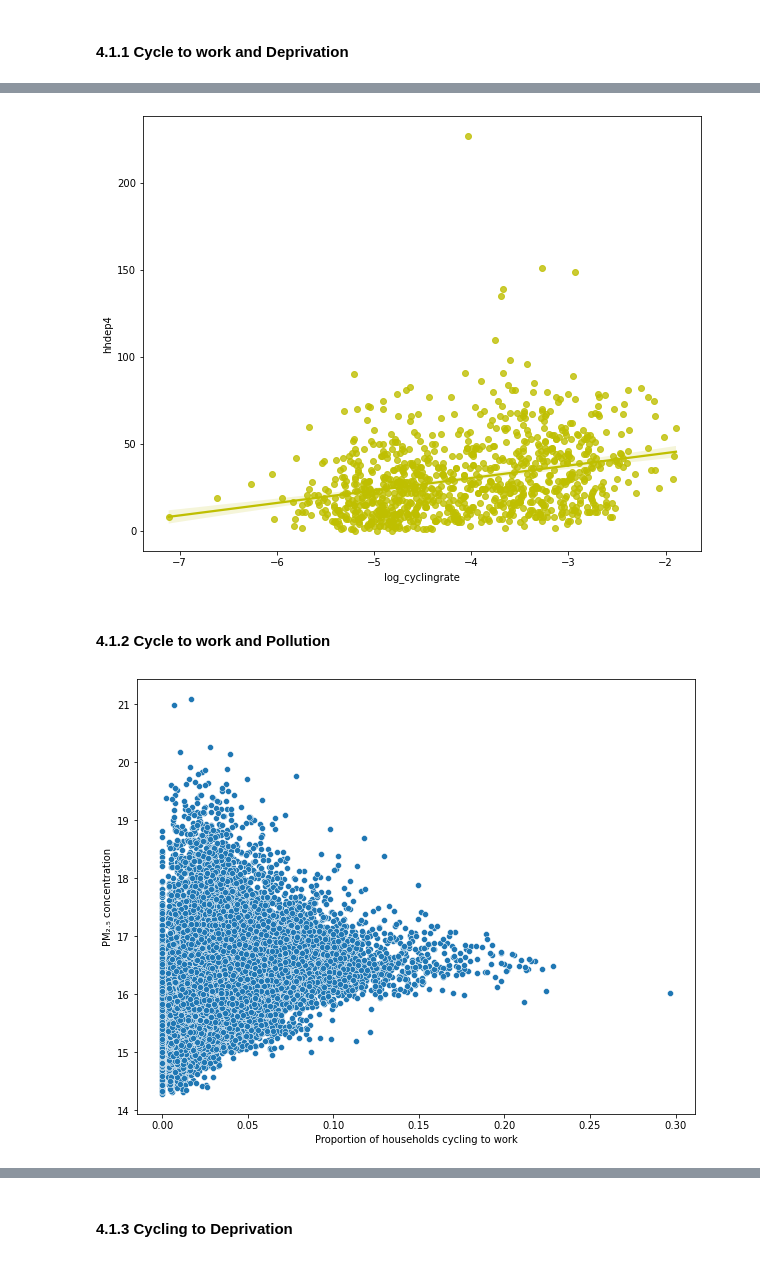
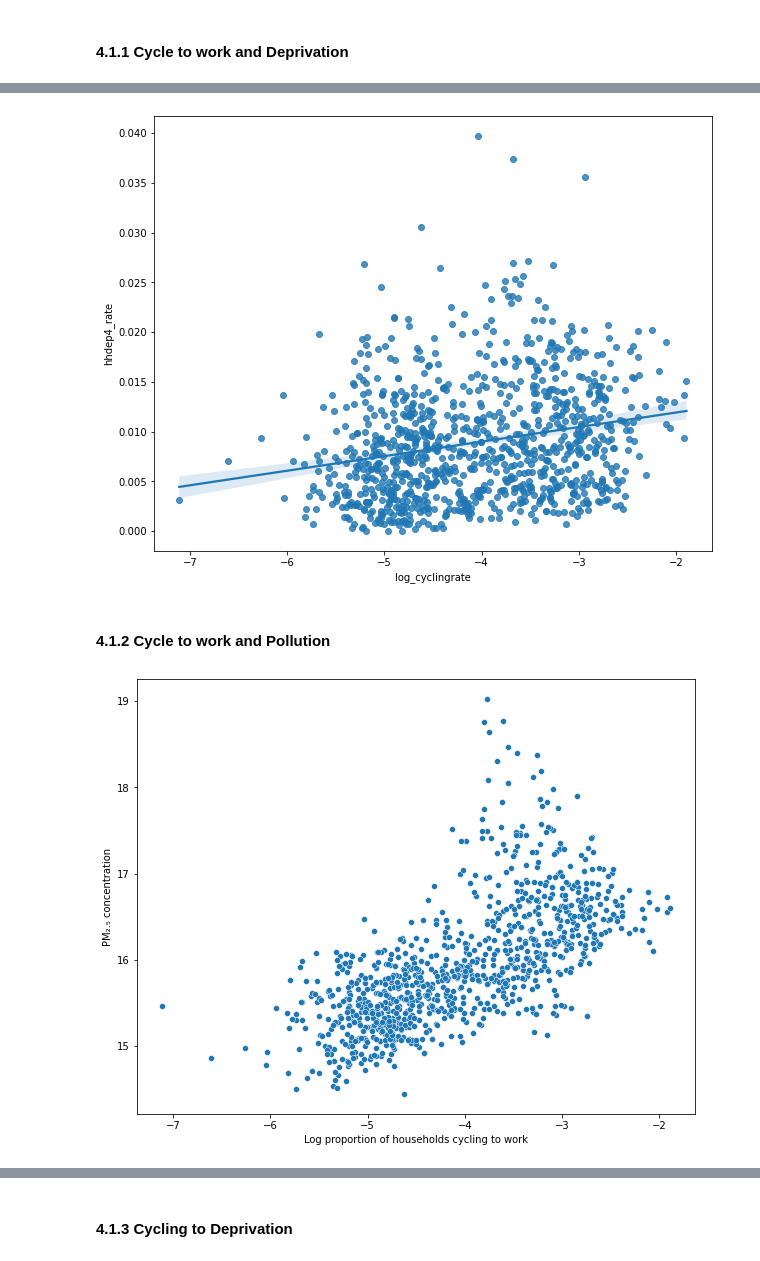
Before and after one commit to ZacharyP-E/qm_group25, a Jupyter notebook: qm_group_code.ipynb, the cells around one changed output, grey strips where cells are left out. Saved outputs shown, nothing was run; the diff lists cells and outputs as text; code cells hidden in the pictures.

```diff
--- a/qm_group_code.ipynb
+++ b/qm_group_code.ipynb
@@ -479,11 +513,10 @@ plt.show()
 # %%
 fig, ax = plt.subplots(1, figsize = (10,8))
 sns.regplot(data = df, x="log_cyclingrate",
-            y="hhdep4", ax=ax,
-            color="y")
+            y="hhdep4_rate", ax=ax)
 
 plt.show()
 # %% [output]
-[figure, old version]
+[figure, new version]
 # %% [markdown]
 #### 4.1.2 Cycle to work and Pollution
@@ -492,14 +527,14 @@ plt.show()
 # df["ctw_prop"]  = df["Method of Travel to Work: Bicycle; measures: Value"] / df["Method of Travel to Work: All categories: Method of travel to work; measures: Value"]
 # %%
 #Deprivation on 4 dimensions proportion
-df["dep4_prop"]  = df["Household Deprivation: Household is deprived in 4 dimensions; measures: Value"] / df["Method of Travel to Work: All categories: Method of travel to work; measures: Value"]
+# df["dep4_prop"]  = df["Household Deprivation: Household is deprived in 4 dimensions; measures: Value"] / df["Method of Travel to Work: All categories: Method of travel to work; measures: Value"]
 # %%
 fig, ax = plt.subplots(1, figsize = (10,8))
-sns.scatterplot(data = df, x="ctw_prop",
+sns.scatterplot(data = df, x="log_cyclingrate",
             y="PM252013me", ax=ax)
 
 plt.ylabel("PM\u2082.\u2085 concentration")
-plt.xlabel("Proportion of households cycling to work")
+plt.xlabel("Log proportion of households cycling to work")
 plt.show()
 # %% [output]
-[figure, old version]
+[figure, new version]
```
Also changed, not shown: parts of 7 cells of this notebook.
